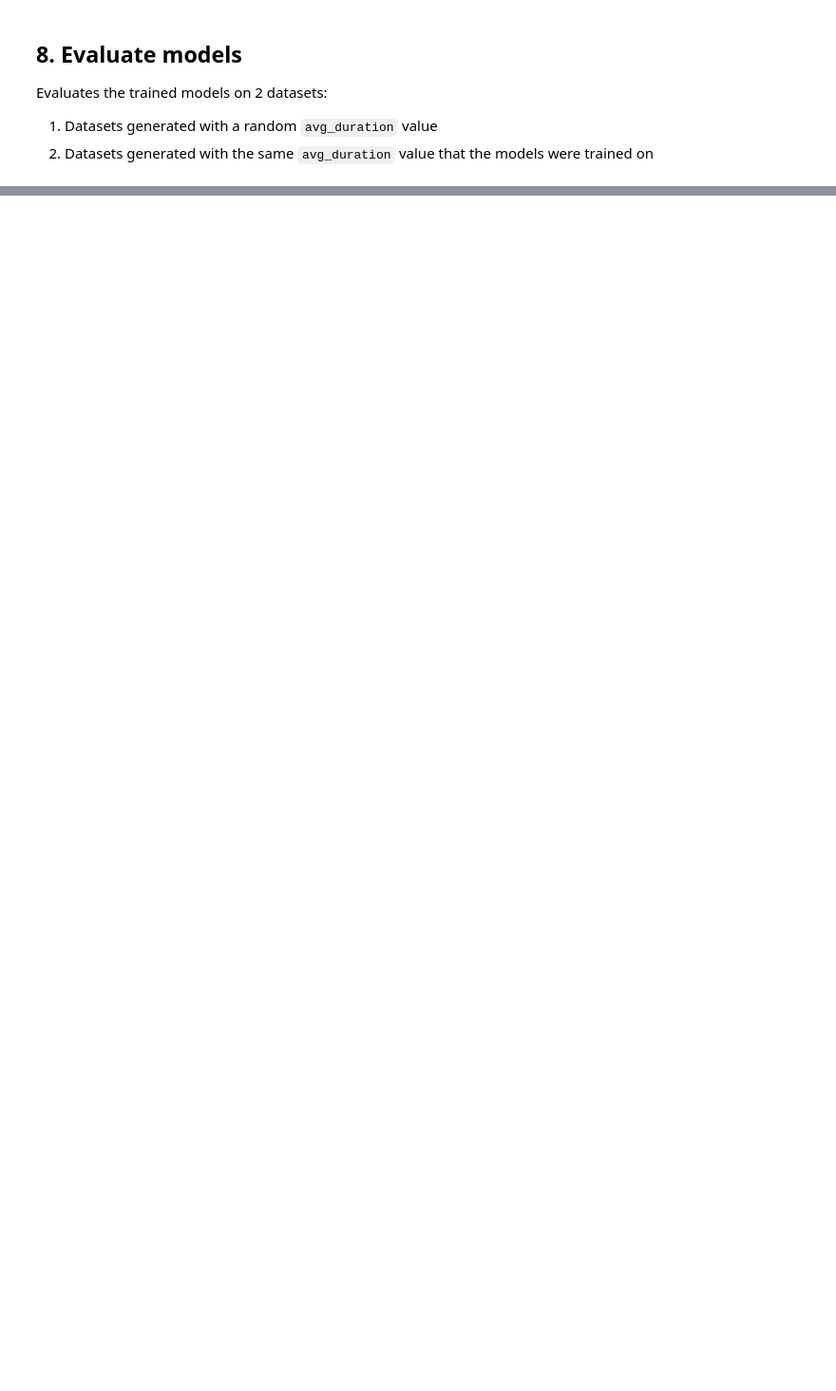
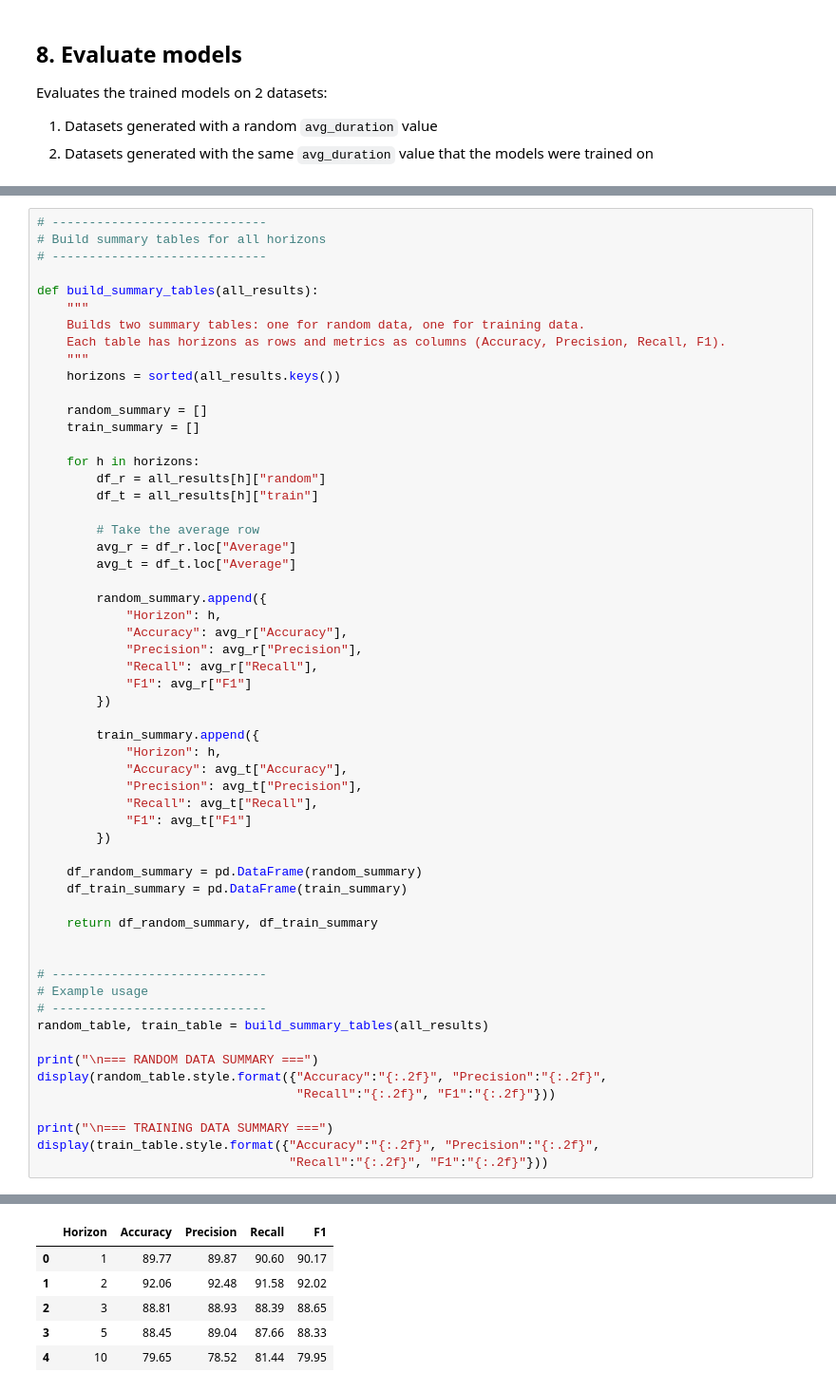
Before and after one commit to kd-kdev/cognitiveradio-lstm, a Jupyter notebook: CognitiveRadio_LSTM.ipynb, the cells around one changed output, grey strips where cells are left out. Shown at 95% size. Drawn from its saved outputs; the diff is of its cells as text; blank space fills up the shorter version.

```diff
--- a/CognitiveRadio_LSTM.ipynb
+++ b/CognitiveRadio_LSTM.ipynb
@@ -764,0 +822,58 @@ Average accuracy over 20 tests: 79.76%
+# %%
+# -----------------------------
+# Build summary tables for all horizons
+# -----------------------------
+
+def build_summary_tables(all_results):
+    """
+    Builds two summary tables: one for random data, one for training data.
+    Each table has horizons as rows and metrics as columns (Accuracy, Precision, Recall, F1).
+    """
+    horizons = sorted(all_results.keys())
+
+    random_summary = []
+    train_summary = []
+
+    for h in horizons:
+        df_r = all_results[h]["random"]
+        df_t = all_results[h]["train"]
+
+        # Take the average row
+        avg_r = df_r.loc["Average"]
+        avg_t = df_t.loc["Average"]
+
+        random_summary.append({
+            "Horizon": h,
+            "Accuracy": avg_r["Accuracy"],
+            "Precision": avg_r["Precision"],
+            "Recall": avg_r["Recall"],
+            "F1": avg_r["F1"]
+        })
+
+        train_summary.append({
+            "Horizon": h,
+            "Accuracy": avg_t["Accuracy"],
+            "Precision": avg_t["Precision"],
+            "Recall": avg_t["Recall"],
+            "F1": avg_t["F1"]
+        })
+
+    df_random_summary = pd.DataFrame(random_summary)
+    df_train_summary = pd.DataFrame(train_summary)
+
+    return df_random_summary, df_train_summary
+
+
+# -----------------------------
+# Example usage
+# -----------------------------
+random_table, train_table = build_summary_tables(all_results)
+
+print("\n=== RANDOM DATA SUMMARY ===")
+display(random_table.style.format({"Accuracy":"{:.2f}", "Precision":"{:.2f}",
+                                   "Recall":"{:.2f}", "F1":"{:.2f}"}))
+
+print("\n=== TRAINING DATA SUMMARY ===")
+display(train_table.style.format({"Accuracy":"{:.2f}", "Precision":"{:.2f}",
+                                  "Recall":"{:.2f}", "F1":"{:.2f}"}))
+# %% [output]
@@ -764,0 +881,6 @@ Average accuracy over 20 tests: 79.76%
+|  | Horizon | Accuracy | Precision | Recall | F1 |
+| 0 | 1 | 89.77 | 89.87 | 90.60 | 90.17 |
+| 1 | 2 | 92.06 | 92.48 | 91.58 | 92.02 |
+| 2 | 3 | 88.81 | 88.93 | 88.39 | 88.65 |
+| 3 | 5 | 88.45 | 89.04 | 87.66 | 88.33 |
+| 4 | 10 | 79.65 | 78.52 | 81.44 | 79.95 |
```
Also changed, not shown: parts of 12 cells of this notebook.
